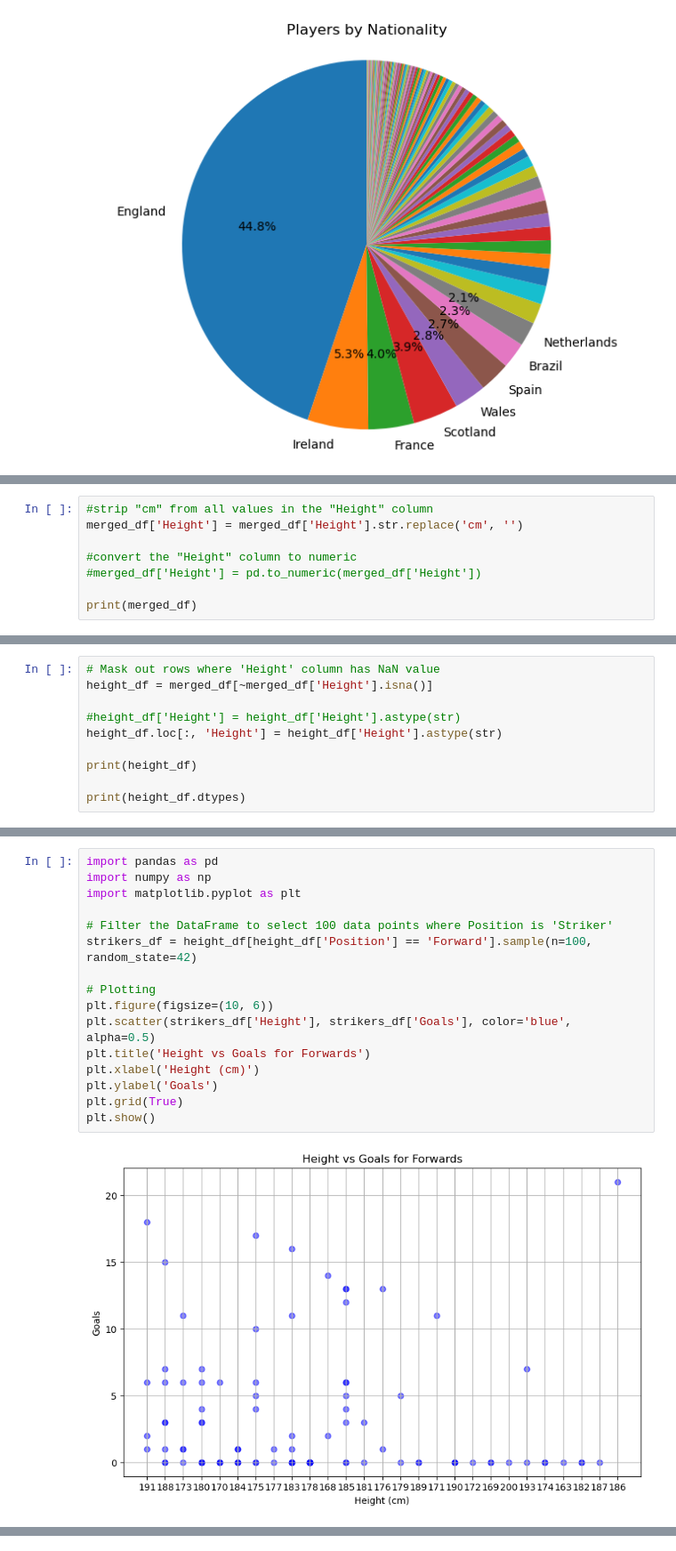
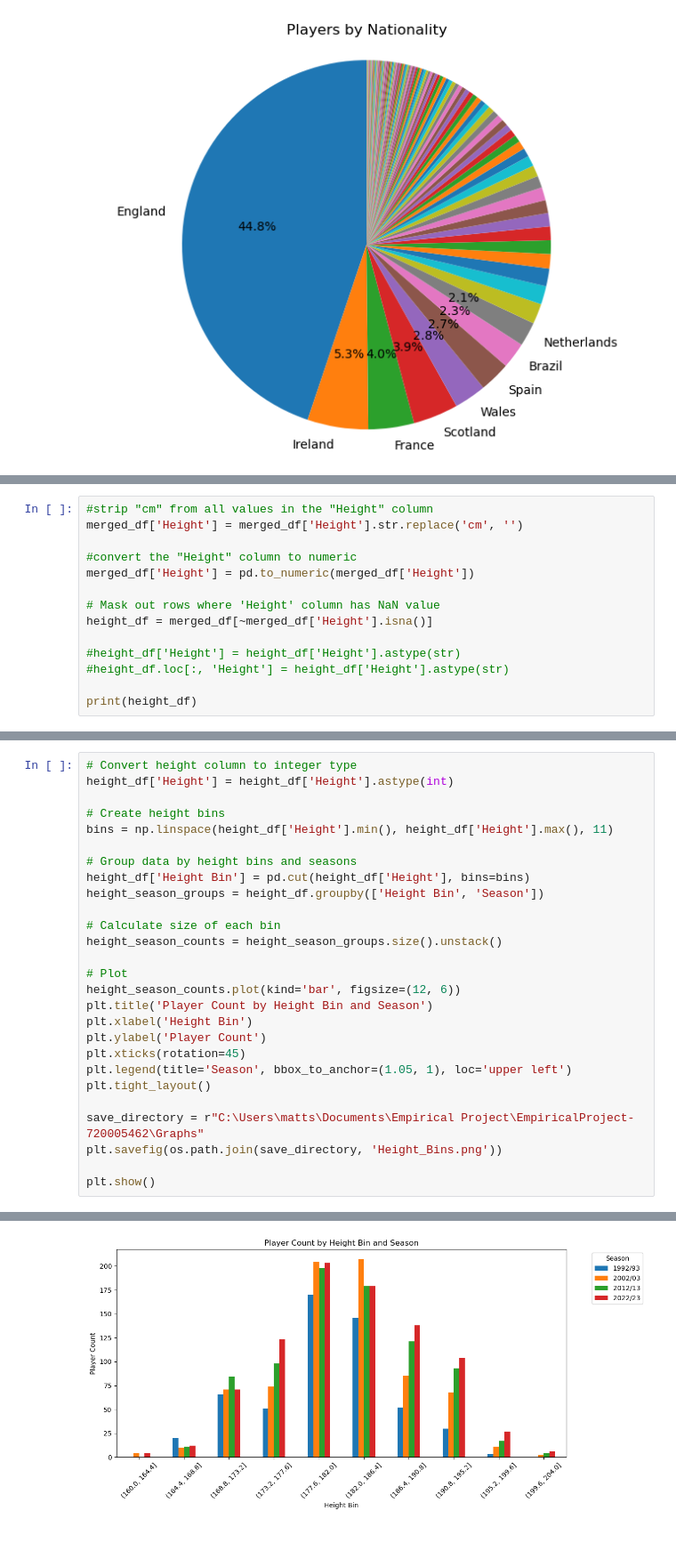
Before and after one commit to mattshaw16/EmpiricalProject-720005462, a Jupyter notebook: PlayerDataAnalysis.ipynb, the cells around one changed output, grey strips where cells are left out. Shown: that part at 89% size. Saved outputs shown, nothing was run; the diff lists cells and outputs as text.

```diff
--- a/PlayerDataAnalysis.ipynb
+++ b/PlayerDataAnalysis.ipynb
@@ -449,7 +470,13 @@ plt.show()
 merged_df['Height'] = merged_df['Height'].str.replace('cm', '')
 
 #convert the "Height" column to numeric
-#merged_df['Height'] = pd.to_numeric(merged_df['Height'])
+merged_df['Height'] = pd.to_numeric(merged_df['Height'])
 
-print(merged_df)
+# Mask out rows where 'Height' column has NaN value
+height_df = merged_df[~merged_df['Height'].isna()]
+
+#height_df['Height'] = height_df['Height'].astype(str)
+#height_df.loc[:, 'Height'] = height_df['Height'].astype(str)
+
+print(height_df)
 # %% [output]
@@ -473,10 +499,0 @@ print(merged_df)
-# %%
-# Mask out rows where 'Height' column has NaN value
-height_df = merged_df[~merged_df['Height'].isna()]
-
-#height_df['Height'] = height_df['Height'].astype(str)
-height_df.loc[:, 'Height'] = height_df['Height'].astype(str)
-
-print(height_df)
-
-print(height_df.dtypes)
@@ -535,18 +500,28 @@ dtype: object
-# %%
-import pandas as pd
-import numpy as np
-import matplotlib.pyplot as plt
-
-# Filter the DataFrame to select 100 data points where Position is 'Striker'
-strikers_df = height_df[height_df['Position'] == 'Forward'].sample(n=100, random_state=42)
-
-# Plotting
-plt.figure(figsize=(10, 6))
-plt.scatter(strikers_df['Height'], strikers_df['Goals'], color='blue', alpha=0.5)
-plt.title('Height vs Goals for Forwards')
-plt.xlabel('Height (cm)')
-plt.ylabel('Goals')
-plt.grid(True)
-plt.show()
-# %% [output]
-[figure, removed]
+# %%
+# Convert height column to integer type
+height_df['Height'] = height_df['Height'].astype(int)
+
+# Create height bins
+bins = np.linspace(height_df['Height'].min(), height_df['Height'].max(), 11)
+
+# Group data by height bins and seasons
+height_df['Height Bin'] = pd.cut(height_df['Height'], bins=bins)
+height_season_groups = height_df.groupby(['Height Bin', 'Season'])
+
+# Calculate size of each bin
+height_season_counts = height_season_groups.size().unstack()
+
+# Plot
+height_season_counts.plot(kind='bar', figsize=(12, 6))
+plt.title('Player Count by Height Bin and Season')
+plt.xlabel('Height Bin')
+plt.ylabel('Player Count')
+plt.xticks(rotation=45)
+plt.legend(title='Season', bbox_to_anchor=(1.05, 1), loc='upper left')
+plt.tight_layout()
+
+save_directory = r"C:\Users\matts\Documents\Empirical Project\EmpiricalProject-720005462\Graphs"
+plt.savefig(os.path.join(save_directory, 'Height_Bins.png'))
+
+plt.show()
+# %% [output]
@@ -552,0 +538 @@ plt.show()
+[figure, added]
```
Also changed, not shown: parts of 13 cells of this notebook.
